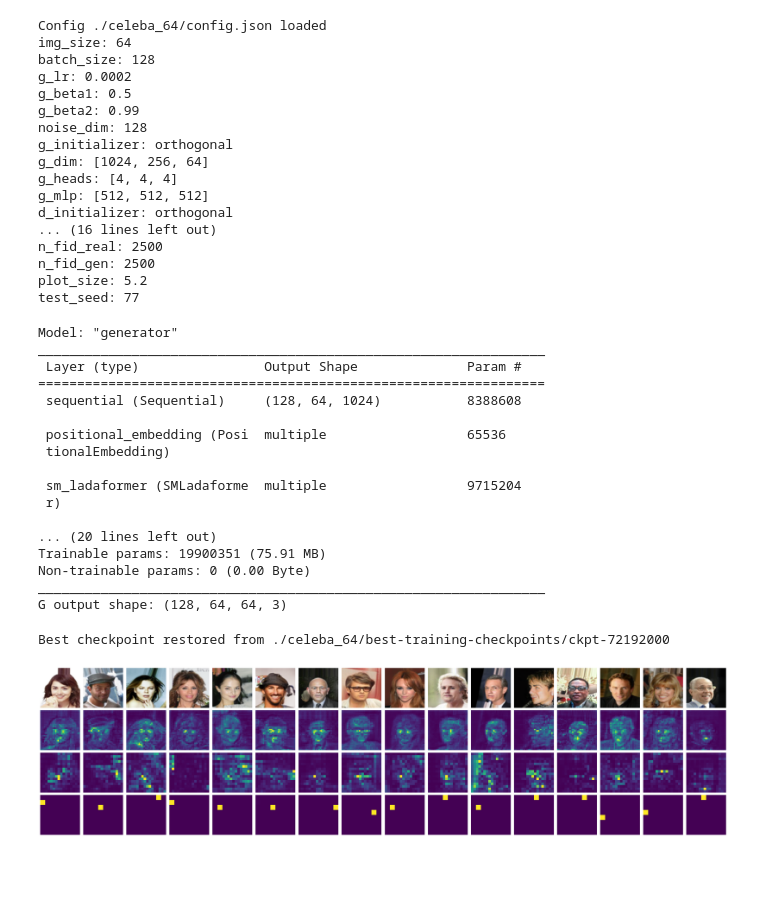
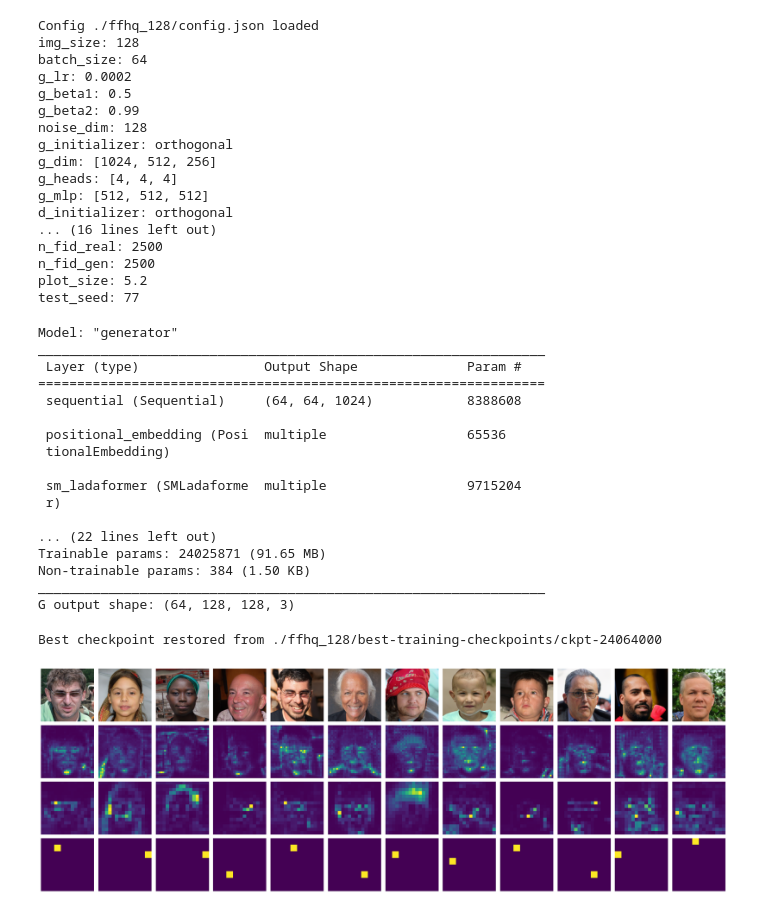
Before and after one commit to milmor/LadaGAN, a Jupyter notebook: demo.ipynb, the cells around one changed output. Saved outputs shown, nothing was run; the diff lists cells and outputs as text; code cells hidden in the pictures; blank space fills up the shorter version.

```diff
--- a/demo.ipynb
+++ b/demo.ipynb
@@ -10,20 +10,20 @@ from plot_utils import plot_single_head
 %matplotlib inline
 # %%
 loader = Loader()
-loader.download('celeba_64')
-model_dir = './celeba_64'
+loader.download('ffhq_128')
+model_dir = './ffhq_128'
 # %%
 conf = Config(model_dir)
 # %% [output]
-Config ./celeba_64/config.json loaded
-img_size: 64
-batch_size: 128
+Config ./ffhq_128/config.json loaded
+img_size: 128
+batch_size: 64
 g_lr: 0.0002
 g_beta1: 0.5
 g_beta2: 0.99
 noise_dim: 128
 g_initializer: orthogonal
-g_dim: [1024, 256, 64]
+g_dim: [1024, 512, 256]
 g_heads: [4, 4, 4]
 g_mlp: [512, 512, 512]
 d_initializer: orthogonal
@@ -36,7 +36,7 @@ test_seed: 77
 noise = tf.random.normal([conf.batch_size, conf.noise_dim])
 generator = Generator(
     img_size=conf.img_size, model_dim=conf.g_dim,
-    heads=conf.g_heads, mlp_dim=conf.g_mlp,
+    heads=conf.g_heads, mlp_dim=conf.g_mlp, dec_dim=conf.dec_dim
 )
 gen_batch = generator(noise)
 generator.summary()
@@ -46,7 +46,7 @@ Model: "generator"
 _________________________________________________________________
  Layer (type)                Output Shape              Param #
 =================================================================
- sequential (Sequential)     (128, 64, 1024)           8388608
+ sequential (Sequential)     (64, 64, 1024)            8388608
 
  positional_embedding (Posi  multiple                  65536
  tionalEmbedding)
@@ -54,11 +54,11 @@ _________________________________________________________________
  sm_ladaformer (SMLadaforme  multiple                  9715204
  r)
 
-... (20 lines left out)
-Trainable params: 19900351 (75.91 MB)
-Non-trainable params: 0 (0.00 Byte)
+... (22 lines left out)
+Trainable params: 24025871 (91.65 MB)
+Non-trainable params: 384 (1.50 KB)
 _________________________________________________________________
-G output shape: (128, 64, 64, 3)
+G output shape: (64, 128, 128, 3)
 # %%
 gan = LadaGAN(
     generator=generator, discriminator=None,
@@ -66,17 +66,17 @@ gan = LadaGAN(
 )
 gan.restore_generator(model_dir)
 # %% [output]
-Best checkpoint restored from ./celeba_64/best-training-checkpoints/ckpt-72192000
+Best checkpoint restored from ./ffhq_128/best-training-checkpoints/ckpt-24064000
 # %%
-n = 16
+n = 12
 noise_seed = tf.random.normal(
-    [n, conf.noise_dim], seed=conf.test_seed
+    [n, conf.noise_dim], seed=75489214
 )
 
 predictions, maps = gan.ema_generator(noise_seed, training=False)
 predictions = tf.clip_by_value(deprocess(predictions), 0.0, 255.0)
 predictions = tf.cast(predictions, tf.uint8).numpy()
 # %%
-plot_single_head(predictions, maps)
+plot_single_head(predictions, maps, 1)
 # %% [output]
-[figure, old version]
+[figure, new version]
```
Also changed, not shown: parts of 5 cells of this notebook.
